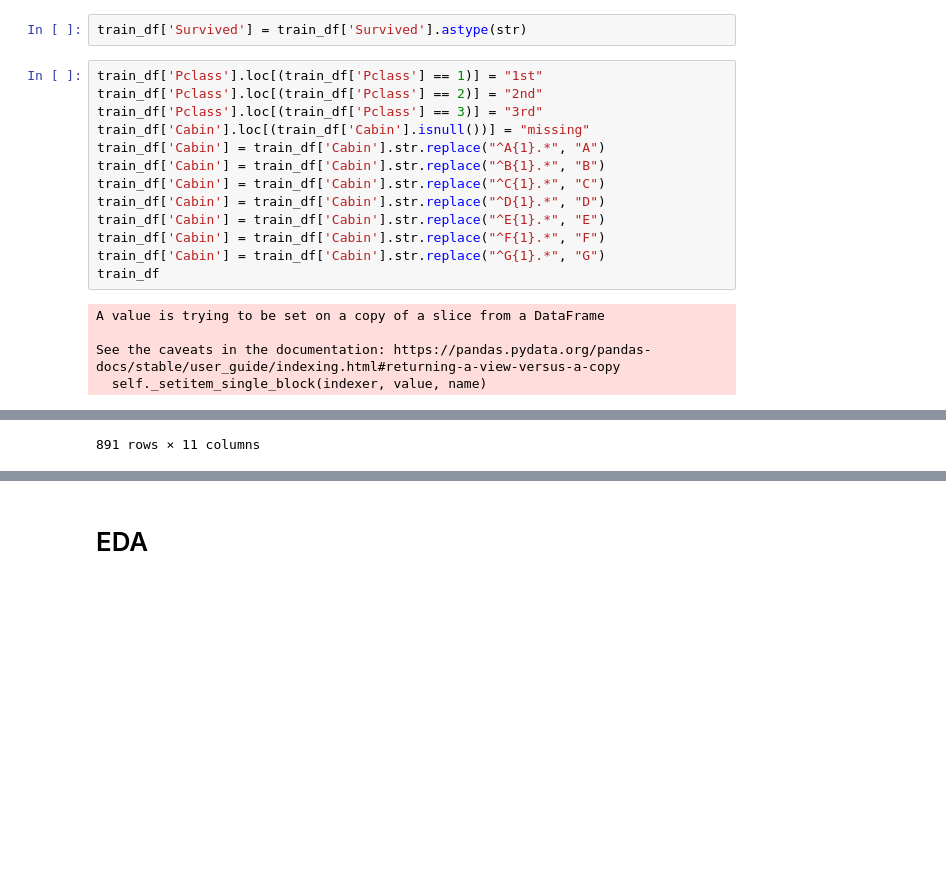
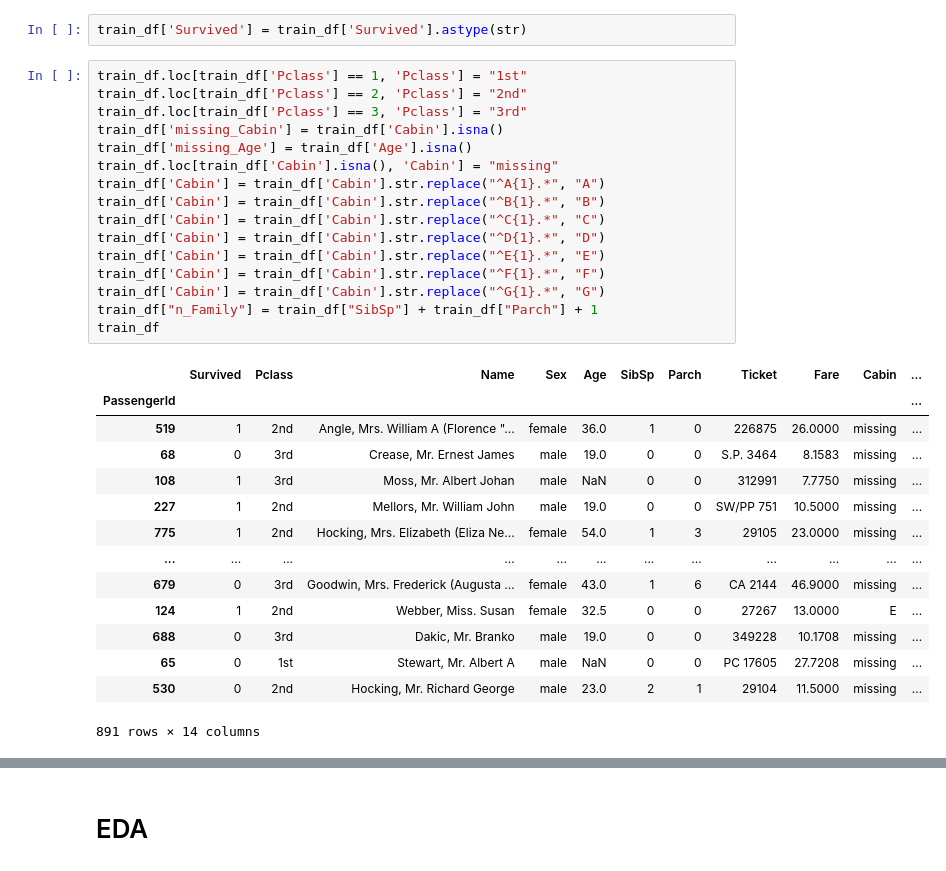
Before and after one commit to johnwslee/Titanic, a Jupyter notebook: Titanic.ipynb, the cells around one changed output, grey strips where cells are left out. Cells and saved outputs as stored; diff of their text form; blank space fills up the shorter version.

```diff
--- a/Titanic.ipynb
+++ b/Titanic.ipynb
@@ -121,20 +121,33 @@ dtype: int64
 # %%
 train_df['Survived'] = train_df['Survived'].astype(str)
 # %%
-train_df['Pclass'].loc[(train_df['Pclass'] == 1)] = "1st"
-train_df['Pclass'].loc[(train_df['Pclass'] == 2)] = "2nd"
-train_df['Pclass'].loc[(train_df['Pclass'] == 3)] = "3rd"
-train_df['Cabin'].loc[(train_df['Cabin'].isnull())] = "missing"
+train_df.loc[train_df['Pclass'] == 1, 'Pclass'] = "1st"
+train_df.loc[train_df['Pclass'] == 2, 'Pclass'] = "2nd"
+train_df.loc[train_df['Pclass'] == 3, 'Pclass'] = "3rd"
+train_df['missing_Cabin'] = train_df['Cabin'].isna()
+train_df['missing_Age'] = train_df['Age'].isna()
+train_df.loc[train_df['Cabin'].isna(), 'Cabin'] = "missing"
 train_df['Cabin'] = train_df['Cabin'].str.replace("^A{1}.*", "A")
 train_df['Cabin'] = train_df['Cabin'].str.replace("^B{1}.*", "B")
 train_df['Cabin'] = train_df['Cabin'].str.replace("^C{1}.*", "C")
 train_df['Cabin'] = train_df['Cabin'].str.replace("^D{1}.*", "D")
 train_df['Cabin'] = train_df['Cabin'].str.replace("^E{1}.*", "E")
 train_df['Cabin'] = train_df['Cabin'].str.replace("^F{1}.*", "F")
 train_df['Cabin'] = train_df['Cabin'].str.replace("^G{1}.*", "G")
+train_df["n_Family"] = train_df["SibSp"] + train_df["Parch"] + 1
 train_df
 # %% [output]
+|  | Survived | Pclass | Name | Sex | Age | SibSp | Parch | Ticket | Fare | Cabin | ... |
+| PassengerId |  |  |  |  |  |  |  |  |  |  | ... |
+| 519 | 1 | 2nd | Angle, Mrs. William A (Florence "... | female | 36.0 | 1 | 0 | 226875 | 26.0000 | missing | ... |
+| 68 | 0 | 3rd | Crease, Mr. Ernest James | male | 19.0 | 0 | 0 | S.P. 3464 | 8.1583 | missing | ... |
+| 108 | 1 | 3rd | Moss, Mr. Albert Johan | male | NaN | 0 | 0 | 312991 | 7.7750 | missing | ... |
+| 227 | 1 | 2nd | Mellors, Mr. William John | male | 19.0 | 0 | 0 | SW/PP 751 | 10.5000 | missing | ... |
+| 775 | 1 | 2nd | Hocking, Mrs. Elizabeth (Eliza Ne... | female | 54.0 | 1 | 3 | 29105 | 23.0000 | missing | ... |
+| ... | ... | ... | ... | ... | ... | ... | ... | ... | ... | ... | ... |
+| 679 | 0 | 3rd | Goodwin, Mrs. Frederick (Augusta ... | female | 43.0 | 1 | 6 | CA 2144 | 46.9000 | missing | ... |
+| 124 | 1 | 2nd | Webber, Miss. Susan | female | 32.5 | 0 | 0 | 27267 | 13.0000 | E | ... |
+| 688 | 0 | 3rd | Dakic, Mr. Branko | male | 19.0 | 0 | 0 | 349228 | 10.1708 | missing | ... |
+| 65 | 0 | 1st | Stewart, Mr. Albert A | male | NaN | 0 | 0 | PC 17605 | 27.7208 | missing | ... |
+| 530 | 0 | 2nd | Hocking, Mr. Richard George | male | 23.0 | 2 | 1 | 29104 | 11.5000 | missing | ... |
-A value is trying to be set on a copy of a slice from a DataFrame
-
-See the caveats in the documentation: https://pandas.pydata.org/pandas-docs/stable/user_guide/indexing.html#returning-a-view-versus-a-copy
-  self._setitem_single_block(indexer, value, name)
+891 rows × 14 columns
@@ -154,4 +154,3 @@ See the caveats in the documentation: https://pandas.pydata.org/pandas-docs/stab
-891 rows × 11 columns
 # %%
 train_df.info()
 # %% [output]
```
Also changed, not shown: parts of 18 cells of this notebook.
